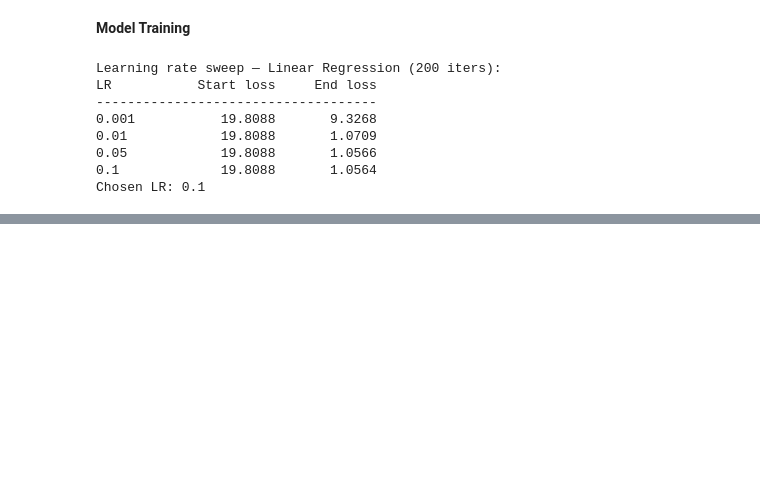
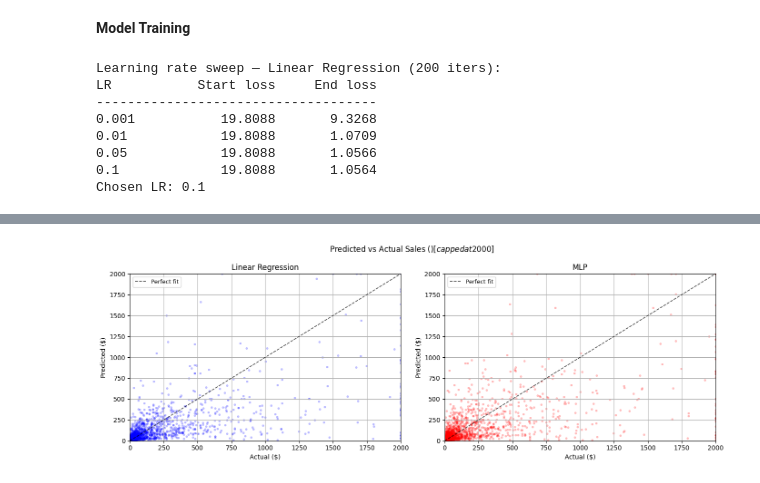
Before and after one commit to jhasankbharadwaj/carprice_prediction, a Jupyter notebook: Dynamic_Pricing_Suggestion_.ipynb, the cells around one changed output, grey strips where cells are left out. Saved outputs shown, nothing was run; the diff lists cells and outputs as text; code cells hidden in the pictures; blank space fills up the shorter version.

```diff
--- a/Dynamic_Pricing_Suggestion_.ipynb
+++ b/Dynamic_Pricing_Suggestion_.ipynb
@@ -606,0 +787,35 @@ AttributeError: 'numpy.ndarray' object has no attribute 'values'
+# %%
+cap = 2000
+
+fig, axes = plt.subplots(1, 2, figsize=(14, 5))
+fig.suptitle('Predicted vs Actual Sales ($)  [capped at $2000]')
+
+for ax, preds, label, col in zip(
+        axes,
+        [lin_predictions, mlp_predictions],
+        ['Linear Regression', 'MLP'],
+        ['blue', 'red']
+    ):
+
+    y_t = np.minimum(Y_test, cap)
+    y_p = np.minimum(preds, cap)
+
+    ax.scatter(y_t, y_p, alpha=0.2, s=7, color=col, rasterized=True)
+
+    ax.plot([0, cap], [0, cap], '--', color='black',
+            linewidth=1.2, alpha=0.7, label='Perfect fit')
+
+    ax.set_xlim(0, cap)
+    ax.set_ylim(0, cap)
+
+    ax.set_title(label)
+    ax.set_xlabel('Actual ($)')
+    ax.set_ylabel('Predicted ($)')
+
+    ax.legend(fontsize=9)
+    ax.grid(True)
+
+plt.tight_layout()
+plt.show()
+# %% [output]
+[figure, added]
```
Also changed, not shown: parts of 18 cells of this notebook.
